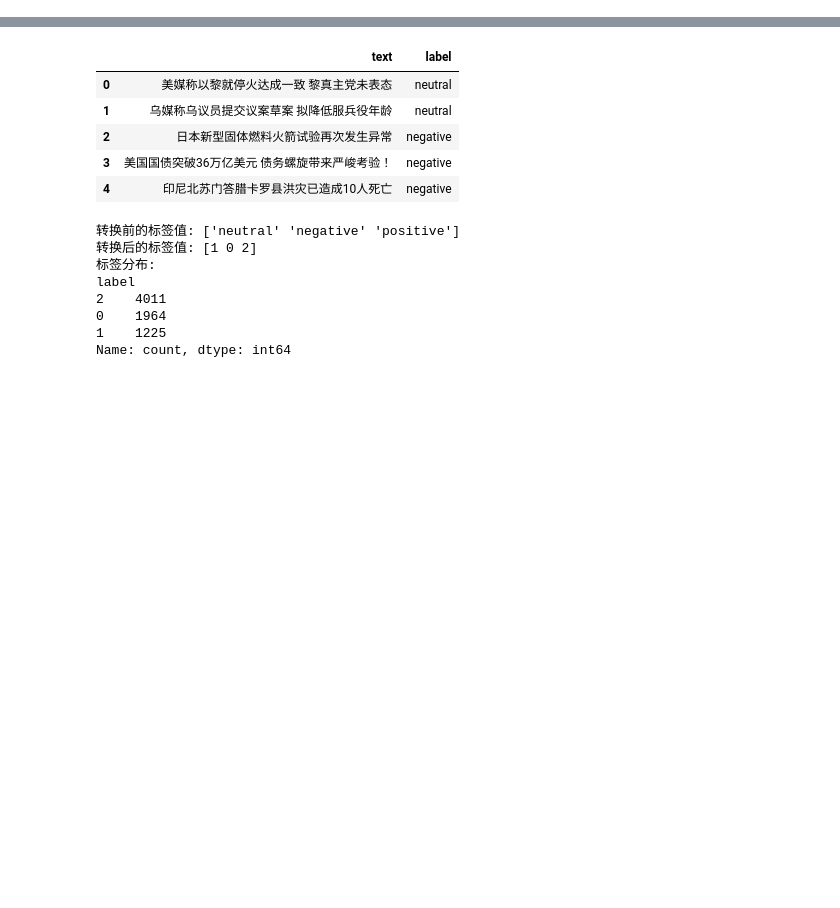
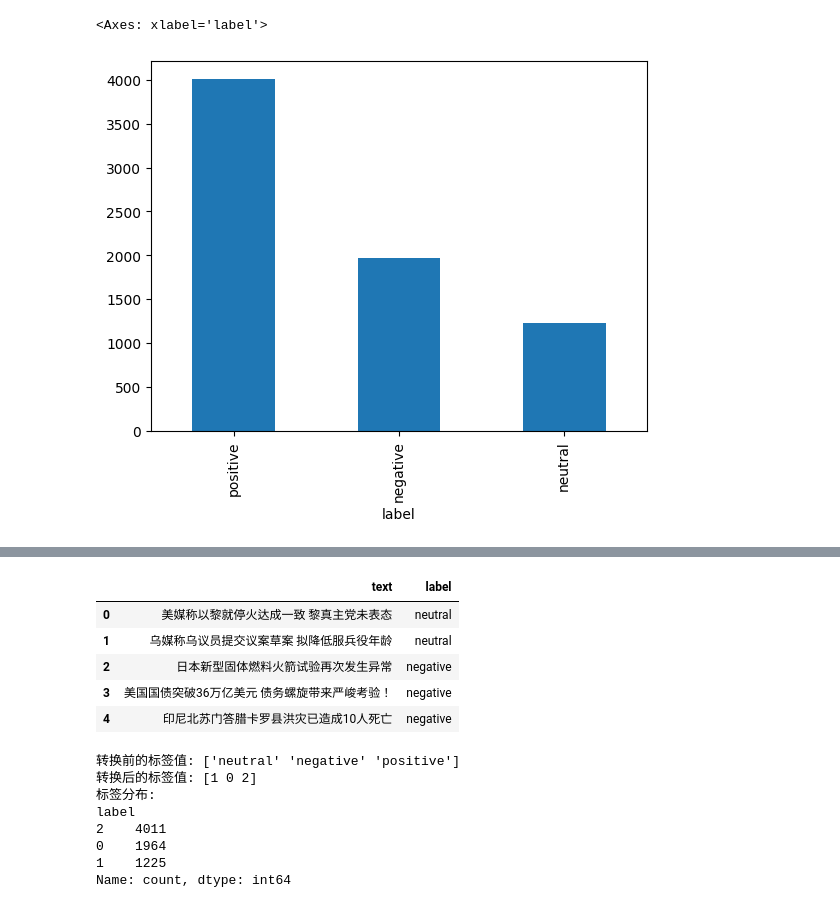
Before and after one commit to zyx303/ai-basic-project, a Jupyter notebook: notebook/notebook.ipynb, the cells around one changed output, grey strips where cells are left out. Saved outputs shown, nothing was run; the diff lists cells and outputs as text; code cells hidden in the pictures; blank space fills up the shorter version.

```diff
--- a/notebook/notebook.ipynb
+++ b/notebook/notebook.ipynb
@@ -13,0 +11,6 @@ Error:
+# %%
+# 查看label分布,显示数字
+train['label'].value_counts().plot(kind='bar')
+# %% [output]
+<Axes: xlabel='label'>
+[figure, added]
```
Also changed, not shown: parts of 2 cells of this notebook, 6 other files.
